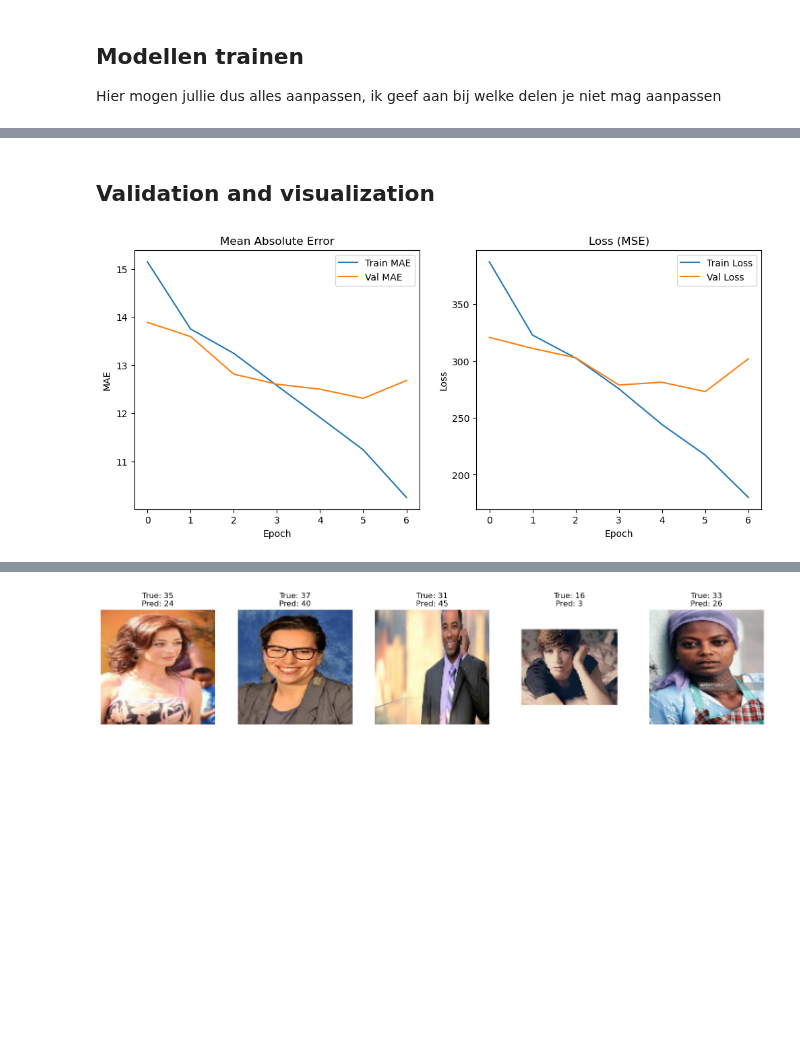
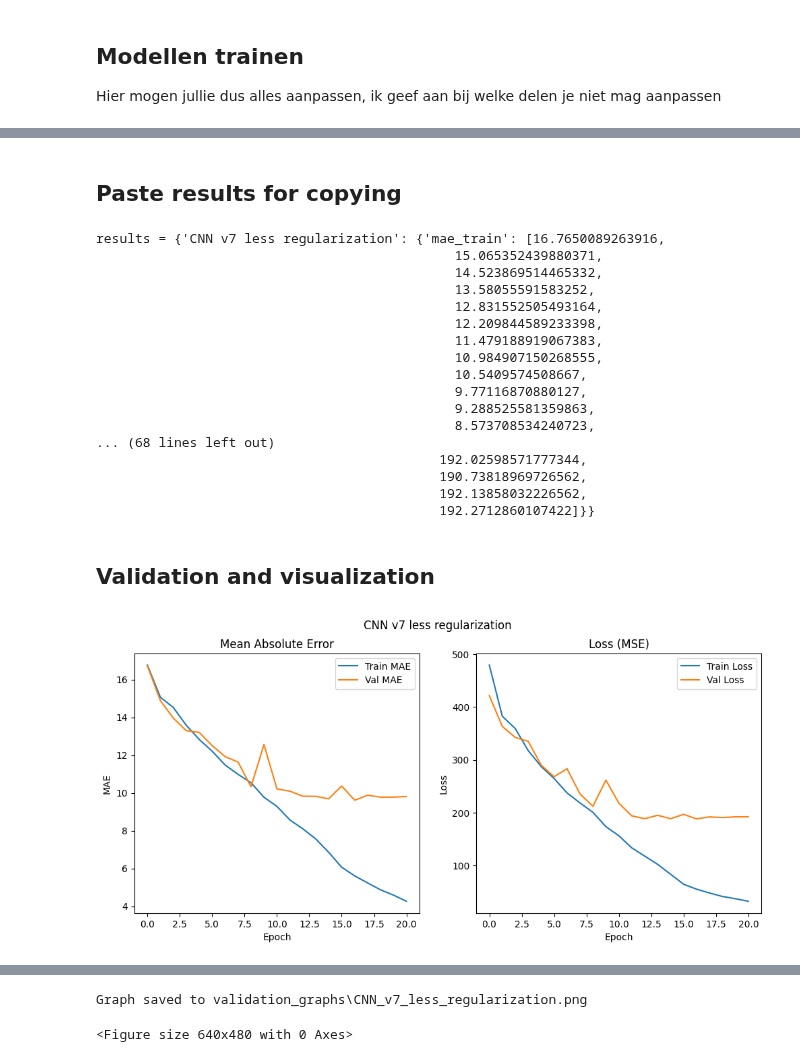
Before and after one commit to FrankVanDerVelde/master_applied-artificial_intelligence, a Jupyter notebook: age_verification_project/base_cnn.ipynb, the cells around one changed output, grey strips where cells are left out. Cells and saved outputs as stored; diff of their text form; code cells hidden in the pictures; blank space fills up the shorter version.

```diff
--- a/age_verification_project/base_cnn.ipynb
+++ b/age_verification_project/base_cnn.ipynb
@@ -23,7 +21,7 @@ ModuleNotFoundError: No module named 'tensorflow'
 Zorg ervoor dat je een map hebt waar deze code in staat, met daarin de map UTKFace waar je part 1, part 2 en part 3 instopt die je hiervoor hebt gedownload!
 # %%
 #Path to the UTKFace dataset
-utkface_dir = 'UTKFace'
+utkface_dir = 'data'
 
 image_paths = []
 ages = []
@@ -108,6 +106,6 @@ Omdat we veel data hebben kunnen we ervoor kiezen om op een kleinere set te trai
 # %%
 #Kleinere set maken voor training
-subset_size = 23701  #totaal aantal afbeeldingen is 23701, dus je kan dit aantal aanpassen naar een kleiner aantal als je computer dit niet trekt.
+subset_size = len(image_paths)  #totaal aantal afbeeldingen is 23701, dus je kan dit aantal aanpassen naar een kleiner aantal als je computer dit niet trekt.
 np.random.seed(42) #Dit kan je gelijk houden
 indices = np.random.choice(len(image_paths), size=subset_size, replace=False)
 
@@ -177,34 +305,75 @@ Epoch 7/7
+# %% [markdown]
+## Paste results for copying
+# %%
+model_name = "CNN v7 less regularization"
+# %%
+import pprint
+
+def print_results_for_copy(history, model_name=model_name):
+    results = {
+        model_name: {
+            "mse_train": [float(v) for v in history.history['loss']],
+            "mse_val":   [float(v) for v in history.history['val_loss']],
+            "mae_train": [float(v) for v in history.history['mae']],
+            "mae_val":   [float(v) for v in history.history['val_mae']],
+        }
+    }
+    import pprint
+    print("results = ", end="")
+    pprint.pprint(results)
+
+
+print_results_for_copy(history, model_name=model_name)
+# %% [output]
+results = {'CNN v7 less regularization': {'mae_train': [16.7650089263916,
+                                              15.065352439880371,
+                                              14.523869514465332,
+                                              13.58055591583252,
+                                              12.831552505493164,
+                                              12.209844589233398,
+                                              11.479188919067383,
+                                              10.984907150268555,
+                                              10.5409574508667,
+                                              9.77116870880127,
+                                              9.288525581359863,
+                                              8.573708534240723,
+... (68 lines left out)
+                                            192.02598571777344,
+                                            190.73818969726562,
+                                            192.13858032226562,
+                                            192.2712860107422]}}
 # %% [markdown]
 ## Validation and visualization
 # %%
 # Plot training & validation MAE/loss
 plt.figure(figsize=(12,5))
+plt.suptitle(model_name) #Titel boven je matplotlib-figuur
 plt.subplot(1,2,1)
 plt.plot(history.history['mae'], label='Train MAE')
 plt.plot(history.history['val_mae'], label='Val MAE')
 plt.title('Mean Absolute Error')
 plt.xlabel('Epoch')
 plt.ylabel('MAE')
 plt.legend()
 
 plt.subplot(1,2,2)
 plt.plot(history.history['loss'], label='Train Loss')
 plt.plot(history.history['val_loss'], label='Val Loss')
 plt.title('Loss (MSE)')
 plt.xlabel('Epoch')
 plt.ylabel('Loss')
 plt.legend()
 plt.show()
 
 # Predict and show a few validation images with predicted and true ages
-preds = model.predict(X_val).flatten()
+# preds = model.predict(X_val).flatten()
 
-fig, axes = plt.subplots(1, 5, figsize=(15,3))
-for i, ax in enumerate(axes):
-    ax.imshow(X_val[i])
-    ax.axis('off')
-    ax.set_title(f'True: {int(y_val[i])}\nPred: {int(preds[i])}')
-plt.tight_layout()
-plt.show()
+# fig, axes = plt.subplots(1, 5, figsize=(15,3))
+# for i, ax in enumerate(axes):
+#     ax.imshow(X_val[i])
+#     ax.axis('off')
+#     ax.set_title(f'True: {int(y_val[i])}\nPred: {int(preds[i])}')
+# plt.tight_layout()
+# plt.show()
 # %% [output]
-[figure, old version]
+[figure, new version]
@@ -213 +380,16 @@ plt.show()
-[figure, removed]
+# %%
+def save_plot(figure, model_name):
+    save_dir = 'validation_graphs'
+    if not os.path.exists(save_dir):
+        os.makedirs(save_dir)
+    # Vervang ongeldige tekens in de bestandsnaam
+    safe_model_name = "".join([c for c in model_name if c.isalpha() or c.isdigit() or c in (' ', '-')]).rstrip()
+    filename = f"{safe_model_name.replace(' ', '_')}.png"
+    figure.savefig(os.path.join(save_dir, filename))
+    print(f"Graph saved to {os.path.join(save_dir, filename)}")
+
+# # Uncomment de volgende regel om de grafiek op te slaan
+save_plot(plt.gcf(), model_name)
+# %% [output]
+Graph saved to validation_graphs\CNN_v7_less_regularization.png
+<Figure size 640x480 with 0 Axes>
```
Also changed, not shown: parts of 21 cells of this notebook, 11 other files.
